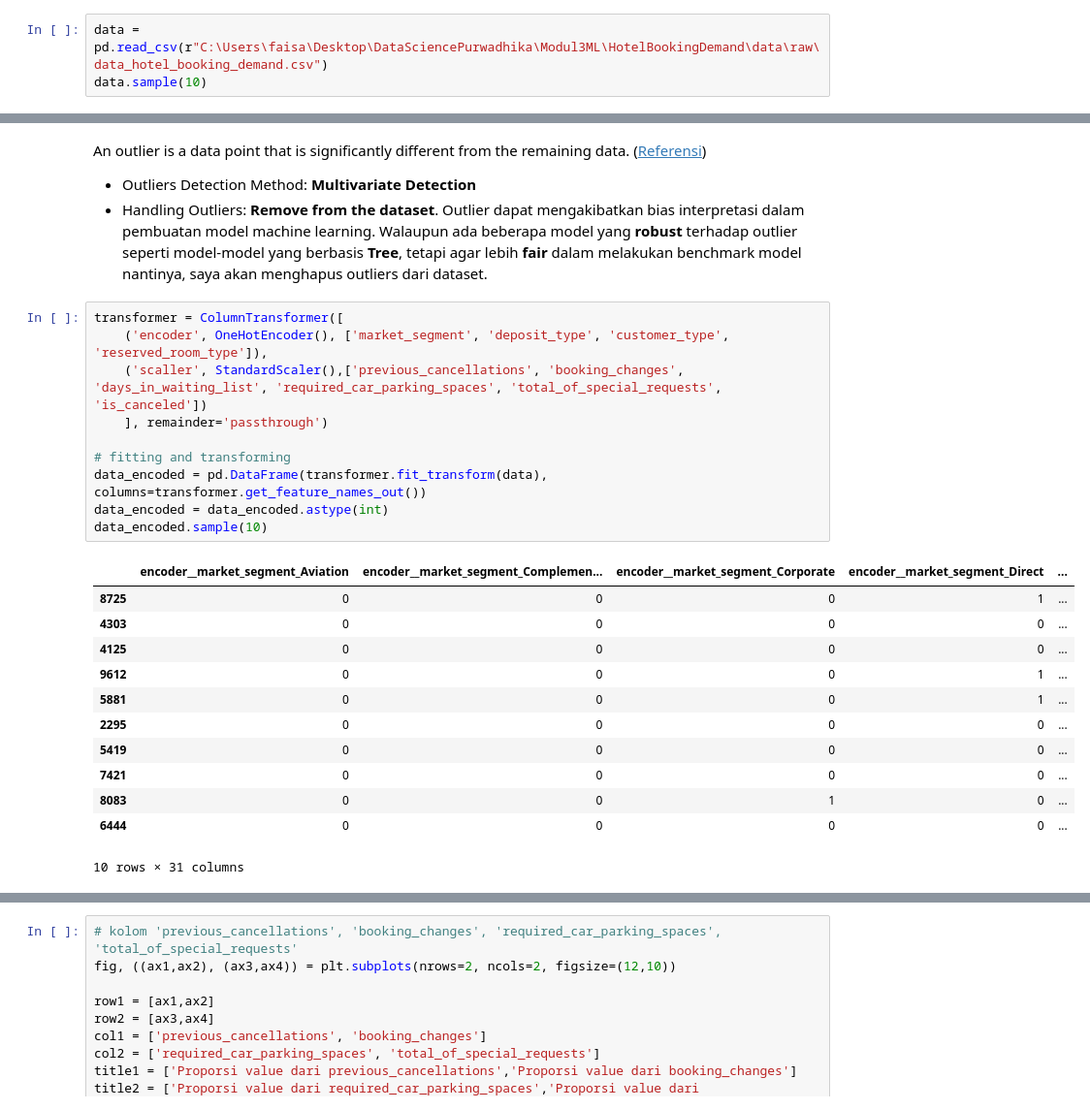
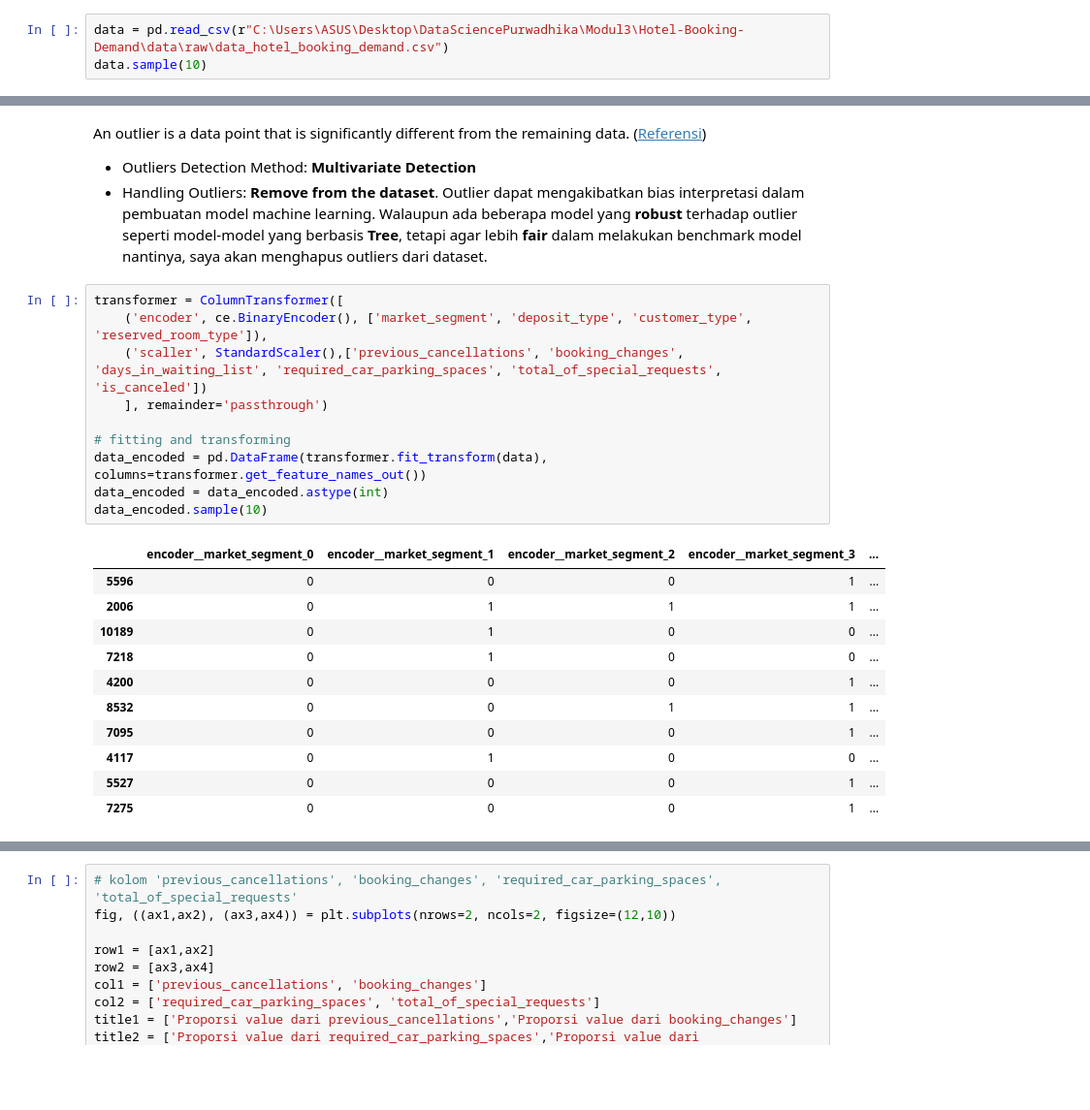
Before and after one commit to fnkhairudin/Hotel-Booking-Demand, a Jupyter notebook: notebooks/1.0-fnk-hotel-classification.ipynb, the cells around one changed output, grey strips where cells are left out. Shown at 97% size. Drawn from its saved outputs; the diff is of its cells as text; blank space fills up the shorter version.

```diff
--- a/notebooks/1.0-fnk-hotel-classification.ipynb
+++ b/notebooks/1.0-fnk-hotel-classification.ipynb
@@ -119,7 +119,7 @@ Dataset dapat di akses pada link berikut: [dataset!](https://drive.google.com/dr
 | `total_of_special_request` | Number of special requests made by the customer (e.g. twin bed or high floor) |
 | `is_canceled` | Value indicating if the booking was canceled (1) or not (0) |
 # %%
-data = pd.read_csv(r"C:\Users\faisa\Desktop\DataSciencePurwadhika\Modul3ML\HotelBookingDemand\data\raw\data_hotel_booking_demand.csv")
+data = pd.read_csv(r"C:\Users\ASUS\Desktop\DataSciencePurwadhika\Modul3\Hotel-Booking-Demand\data\raw\data_hotel_booking_demand.csv")
 data.sample(10)
 # %% [output]
 |  | country | market_segment | previous_cancellations | booking_changes | deposit_type | days_in_waiting_list | ... |
@@ -372,27 +372,26 @@ An outlier is a data point that is significantly different from the remaining da
 - Handling Outliers: **Remove from the dataset**. Outlier dapat mengakibatkan bias interpretasi dalam pembuatan model machine learning. Walaupun ada beberapa model yang **robust** terhadap outlier seperti model-model yang berbasis **Tree**, tetapi agar lebih **fair** dalam melakukan benchmark model nantinya, saya akan menghapus outliers dari dataset.
 # %%
 transformer = ColumnTransformer([
-    ('encoder', OneHotEncoder(), ['market_segment', 'deposit_type', 'customer_type', 'reserved_room_type']),
+    ('encoder', ce.BinaryEncoder(), ['market_segment', 'deposit_type', 'customer_type', 'reserved_room_type']),
     ('scaller', StandardScaler(),['previous_cancellations', 'booking_changes', 'days_in_waiting_list', 'required_car_parking_spaces', 'total_of_special_requests', 'is_canceled'])
     ], remainder='passthrough')
 
 # fitting and transforming
 data_encoded = pd.DataFrame(transformer.fit_transform(data), columns=transformer.get_feature_names_out())
 data_encoded = data_encoded.astype(int)
 data_encoded.sample(10)
 # %% [output]
-|  | encoder__market_segment_Aviation | encoder__market_segment_Complemen... | encoder__market_segment_Corporate | encoder__market_segment_Direct | ... |
-| 8725 | 0 | 0 | 0 | 1 | ... |
-| 4303 | 0 | 0 | 0 | 0 | ... |
-| 4125 | 0 | 0 | 0 | 0 | ... |
-| 9612 | 0 | 0 | 0 | 1 | ... |
-| 5881 | 0 | 0 | 0 | 1 | ... |
-| 2295 | 0 | 0 | 0 | 0 | ... |
-| 5419 | 0 | 0 | 0 | 0 | ... |
-| 7421 | 0 | 0 | 0 | 0 | ... |
-| 8083 | 0 | 0 | 1 | 0 | ... |
-| 6444 | 0 | 0 | 0 | 0 | ... |
+|  | encoder__market_segment_0 | encoder__market_segment_1 | encoder__market_segment_2 | encoder__market_segment_3 | ... |
+| 5596 | 0 | 0 | 0 | 1 | ... |
+| 2006 | 0 | 1 | 1 | 1 | ... |
+| 10189 | 0 | 1 | 0 | 0 | ... |
+| 7218 | 0 | 1 | 0 | 0 | ... |
+| 4200 | 0 | 0 | 0 | 1 | ... |
+| 8532 | 0 | 0 | 1 | 1 | ... |
+| 7095 | 0 | 0 | 0 | 1 | ... |
+| 4117 | 0 | 1 | 0 | 0 | ... |
+| 5527 | 0 | 0 | 0 | 1 | ... |
+| 7275 | 0 | 0 | 0 | 1 | ... |
-10 rows × 31 columns
 # %%
 # metric evaluation
 silhouette = []
```
Also changed, not shown: parts of 15 cells of this notebook, 3 other files.
